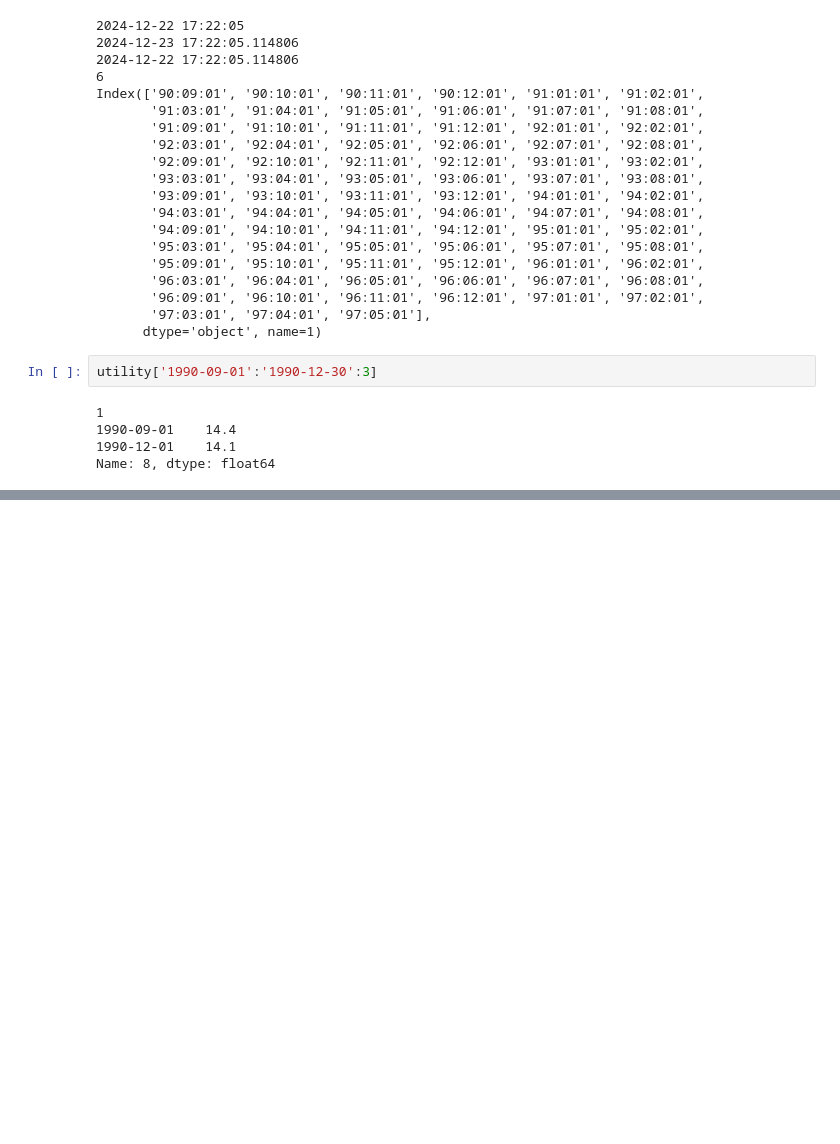
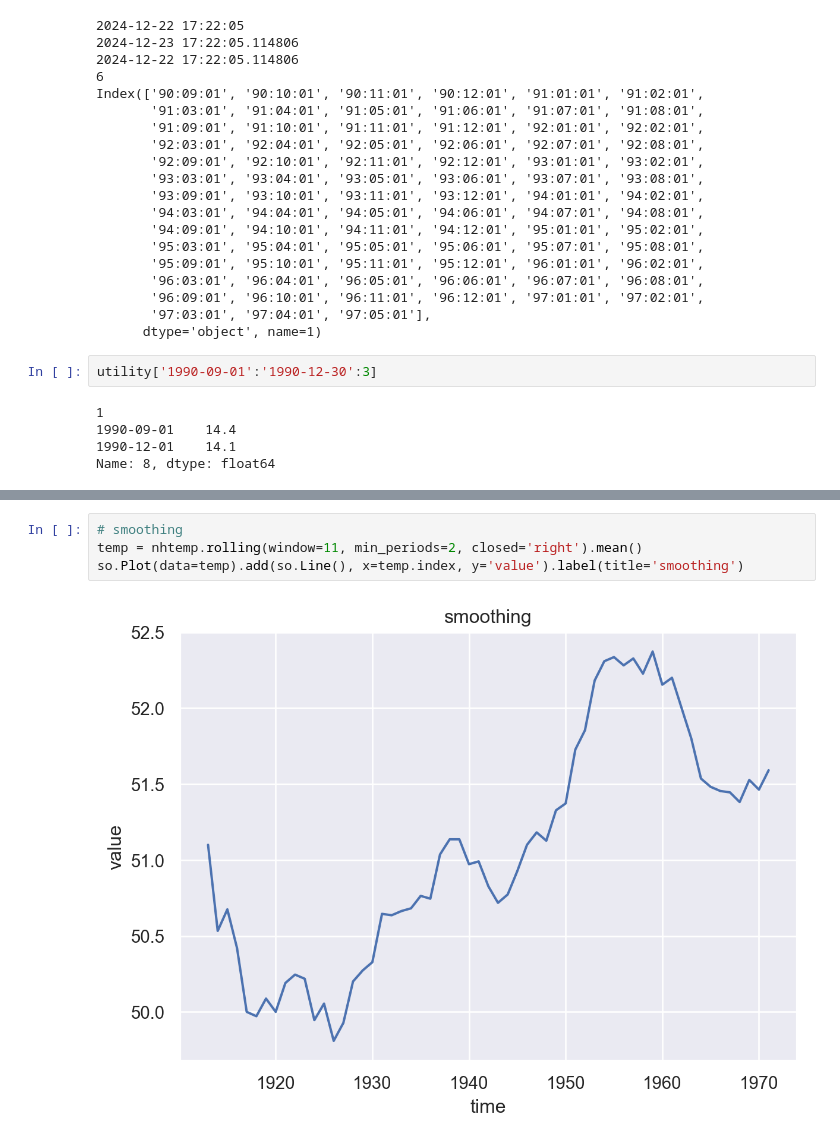
Before and after one commit to klee30810/ADP-study, a Jupyter notebook: stats/kwak/Chap 11. 시계열분석.ipynb, the cells around one changed output, grey strips where cells are left out. Saved outputs shown, nothing was run; the diff lists cells and outputs as text; blank space fills up the shorter version.

```diff
--- a/stats/kwak/Chap 11. 시계열분석.ipynb
+++ b/stats/kwak/Chap 11. 시계열분석.ipynb
@@ -100,0 +131,6 @@ temp.groupby(temp.index.year).agg(['mean', 'std', 'sum'])
+# %%
+# smoothing
+temp = nhtemp.rolling(window=11, min_periods=2, closed='right').mean()
+so.Plot(data=temp).add(so.Line(), x=temp.index, y='value').label(title='smoothing')
+# %% [output]
+[figure, added]
```
Also changed, not shown: parts of 12 cells of this notebook.
